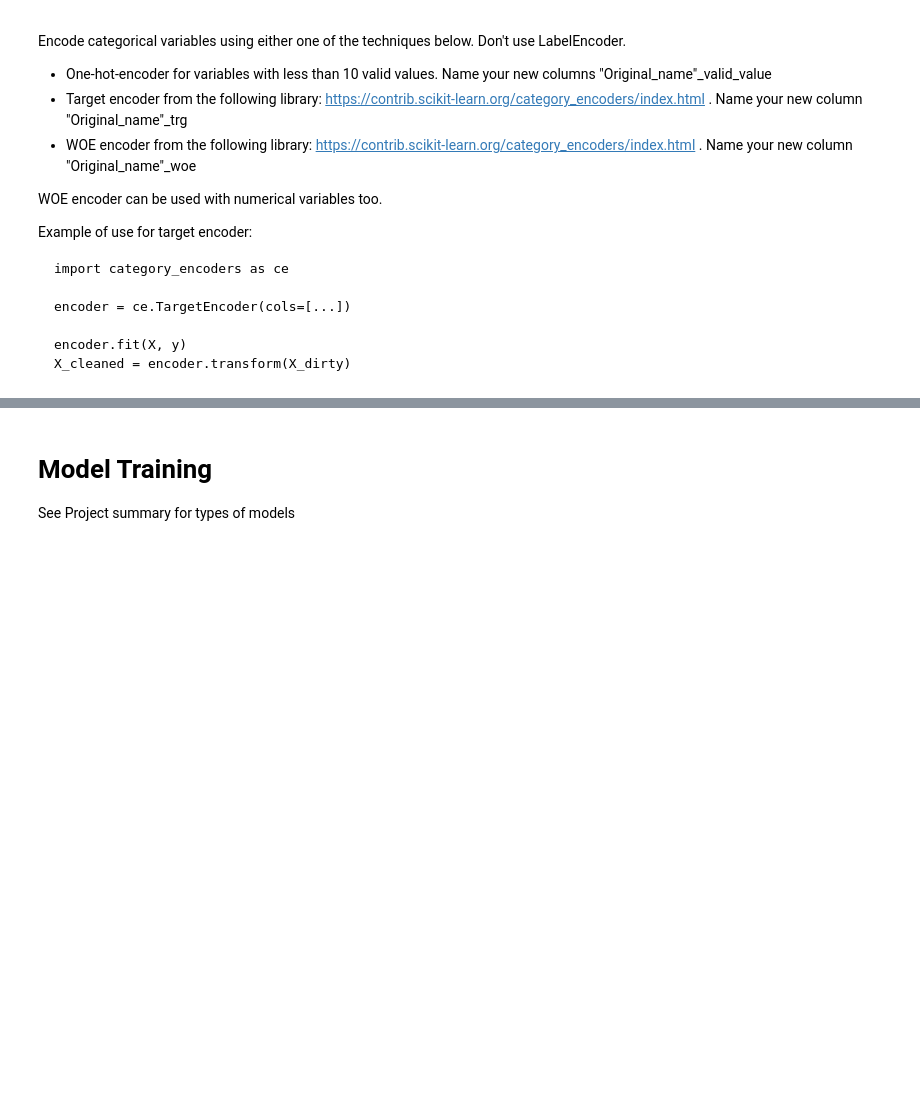
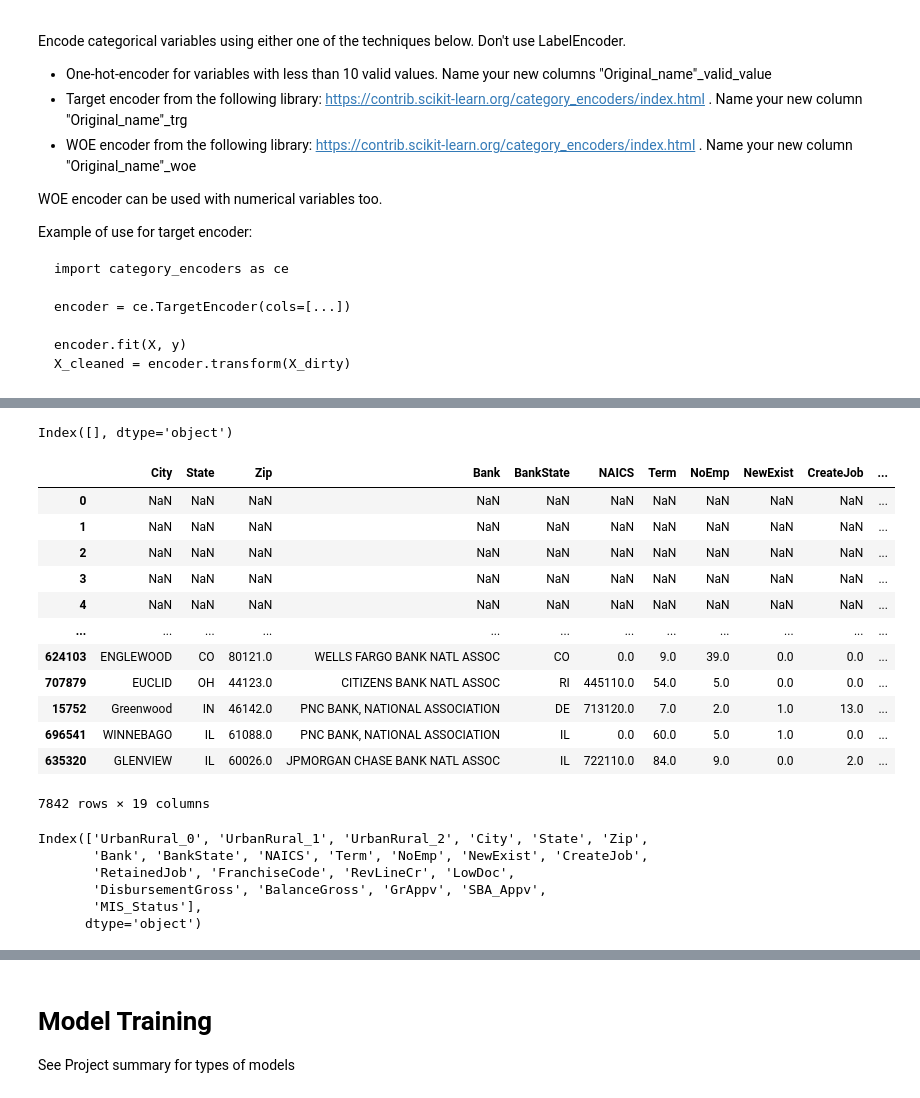
Before and after one commit to revanthmadasu/machine-learning, a Jupyter notebook: nallam-project1/Project-1-starter.ipynb, the cells around one changed output, grey strips where cells are left out. Drawn from its saved outputs; the diff is of its cells as text; code cells hidden in the pictures; blank space fills up the shorter version.

```diff
--- a/nallam-project1/Project-1-starter.ipynb
+++ b/nallam-project1/Project-1-starter.ipynb
@@ -442,5 +435,6 @@ print(s_processed_data.shape)
 # %%
-cat_cols = ['City', 'State', 'Bank', 'BankState', 'Zip', 'MIS_Status', 'NAICS', 'UrbanRural']
+cat_cols = []
+cat_cols_bin_en = ['City', 'State', 'Bank', 'BankState', 'Zip', 'NAICS', 'UrbanRural']
 # %%
 s_processed_data.info()
 # %% [output]
@@ -472,4 +466,36 @@ def oneHotTransformX(data, encoder):
   # data_encoded_df = pd.DataFrame.sparse.from_spmatrix(data_encoded, columns=encoder.get_feature_names_out(cat_cols))
   df_encoded_df = pd.DataFrame(data_encoded, columns=feature_names)
   return df_encoded_df
-encoded_data = oneHotTransformX(s_processed_data, encoder)
+onehot_encoded_data = oneHotTransformX(s_processed_data, encoder)
+# %%
+onehot_encoded_data.columns
+# %% [output]
+Index([], dtype='object')
+# %%
+concated_df = pd.concat([onehot_encoded_data, s_processed_data])
+concated_df = concated_df.loc[:,concated_df.columns!='UrbanRural']
+# %%
+concated_df
+# %% [output]
+|  | City | State | Zip | Bank | BankState | NAICS | Term | NoEmp | NewExist | CreateJob | ... |
+| 0 | NaN | NaN | NaN | NaN | NaN | NaN | NaN | NaN | NaN | NaN | ... |
+| 1 | NaN | NaN | NaN | NaN | NaN | NaN | NaN | NaN | NaN | NaN | ... |
+| 2 | NaN | NaN | NaN | NaN | NaN | NaN | NaN | NaN | NaN | NaN | ... |
+| 3 | NaN | NaN | NaN | NaN | NaN | NaN | NaN | NaN | NaN | NaN | ... |
+| 4 | NaN | NaN | NaN | NaN | NaN | NaN | NaN | NaN | NaN | NaN | ... |
+| ... | ... | ... | ... | ... | ... | ... | ... | ... | ... | ... | ... |
+| 624103 | ENGLEWOOD | CO | 80121.0 | WELLS FARGO BANK NATL ASSOC | CO | 0.0 | 9.0 | 39.0 | 0.0 | 0.0 | ... |
+| 707879 | EUCLID | OH | 44123.0 | CITIZENS BANK NATL ASSOC | RI | 445110.0 | 54.0 | 5.0 | 0.0 | 0.0 | ... |
+| 15752 | Greenwood | IN | 46142.0 | PNC BANK, NATIONAL ASSOCIATION | DE | 713120.0 | 7.0 | 2.0 | 1.0 | 13.0 | ... |
+| 696541 | WINNEBAGO | IL | 61088.0 | PNC BANK, NATIONAL ASSOCIATION | IL | 0.0 | 60.0 | 5.0 | 1.0 | 0.0 | ... |
+| 635320 | GLENVIEW | IL | 60026.0 | JPMORGAN CHASE BANK NATL ASSOC | IL | 722110.0 | 84.0 | 9.0 | 0.0 | 2.0 | ... |
+7842 rows × 19 columns
+# %%
+concated_df.columns
+# %% [output]
+Index(['UrbanRural_0', 'UrbanRural_1', 'UrbanRural_2', 'City', 'State', 'Zip',
+       'Bank', 'BankState', 'NAICS', 'Term', 'NoEmp', 'NewExist', 'CreateJob',
+       'RetainedJob', 'FranchiseCode', 'RevLineCr', 'LowDoc',
+       'DisbursementGross', 'BalanceGross', 'GrAppv', 'SBA_Appv',
+       'MIS_Status'],
+      dtype='object')
```
Also changed, not shown: parts of 19 cells of this notebook.
